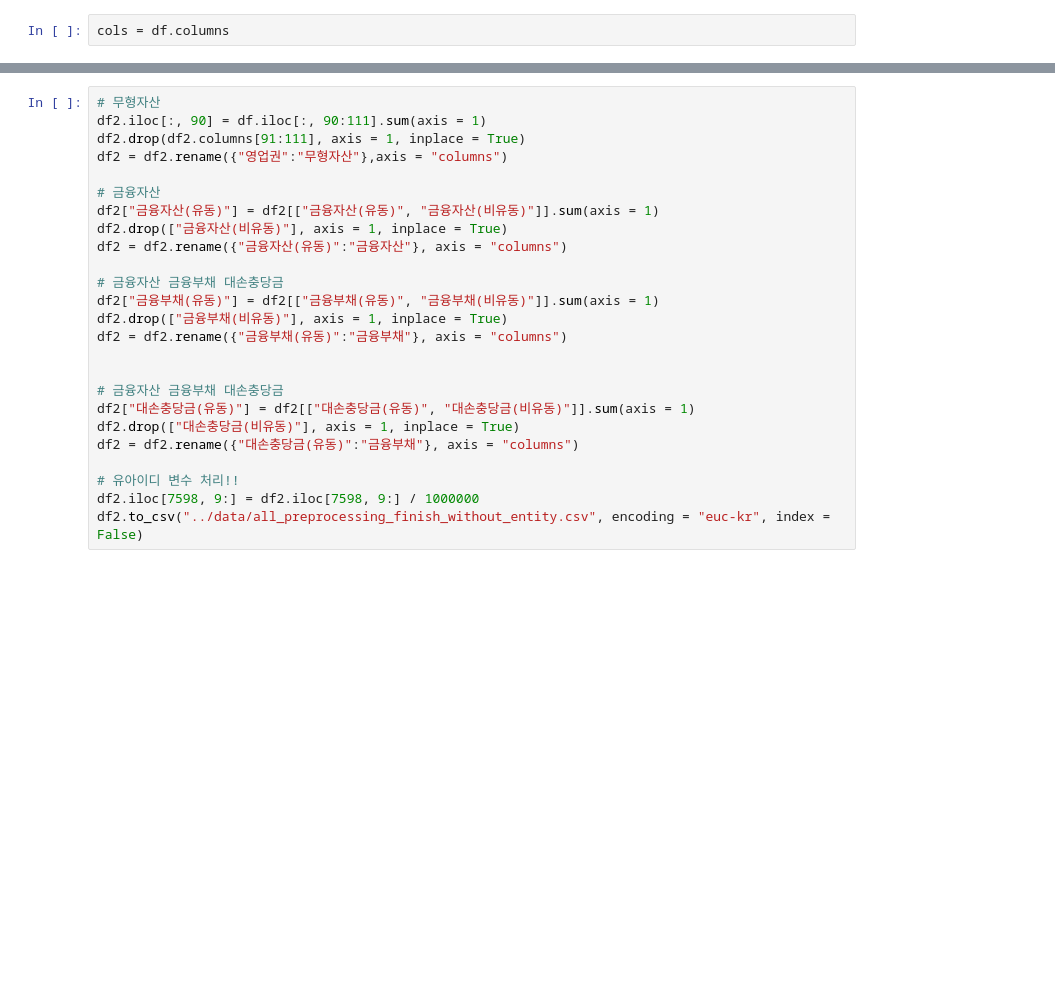
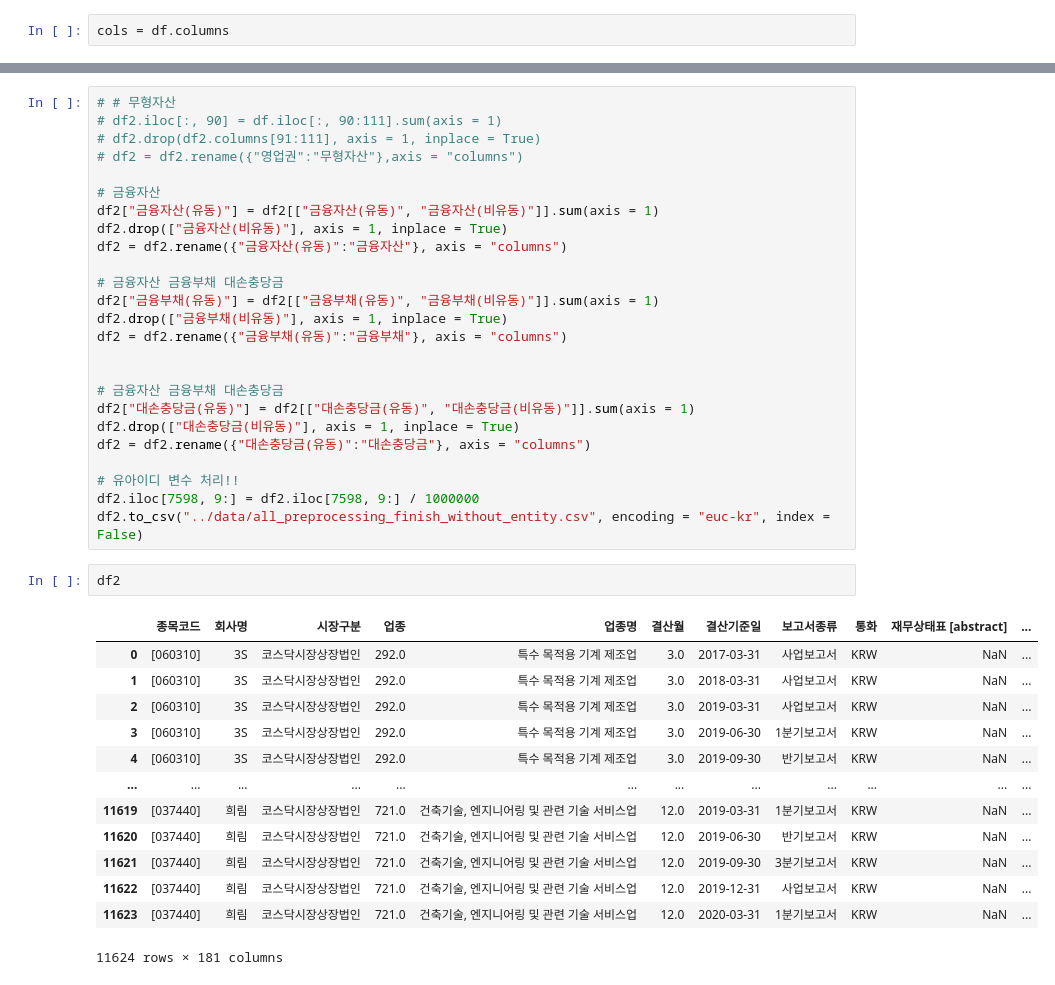
Before and after one commit to DominKim/Final_project, a Jupyter notebook: data_preprocessing/data_preporcessing.ipynb, the cells around one changed output, grey strips where cells are left out. Saved outputs shown, nothing was run; the diff lists cells and outputs as text; blank space fills up the shorter version.

```diff
--- a/data_preprocessing/data_preporcessing.ipynb
+++ b/data_preprocessing/data_preporcessing.ipynb
@@ -1010,10 +1040,10 @@ df2 = df
 영업권 index =  90
 기타무형자산 index = 110
 # %%
-# 무형자산
-df2.iloc[:, 90] = df.iloc[:, 90:111].sum(axis = 1)
-df2.drop(df2.columns[91:111], axis = 1, inplace = True)
-df2 = df2.rename({"영업권":"무형자산"},axis = "columns")
+# # 무형자산
+# df2.iloc[:, 90] = df.iloc[:, 90:111].sum(axis = 1)
+# df2.drop(df2.columns[91:111], axis = 1, inplace = True)
+# df2 = df2.rename({"영업권":"무형자산"},axis = "columns")
 
 # 금융자산
 df2["금융자산(유동)"] = df2[["금융자산(유동)", "금융자산(비유동)"]].sum(axis = 1)
@@ -1029,8 +1059,24 @@ df2 = df2.rename({"금융부채(유동)":"금융부채"}, axis = "columns")
 # 금융자산 금융부채 대손충당금
 df2["대손충당금(유동)"] = df2[["대손충당금(유동)", "대손충당금(비유동)"]].sum(axis = 1)
 df2.drop(["대손충당금(비유동)"], axis = 1, inplace = True)
-df2 = df2.rename({"대손충당금(유동)":"금융부채"}, axis = "columns")
+df2 = df2.rename({"대손충당금(유동)":"대손충당금"}, axis = "columns")
 
 # 유아이디 변수 처리!!
 df2.iloc[7598, 9:] = df2.iloc[7598, 9:] / 1000000
 df2.to_csv("../data/all_preprocessing_finish_without_entity.csv", encoding = "euc-kr", index = False)
+# %%
+df2
+# %% [output]
+|  | 종목코드 | 회사명 | 시장구분 | 업종 | 업종명 | 결산월 | 결산기준일 | 보고서종류 | 통화 | 재무상태표 [abstract] | ... |
+| 0 | [060310] | 3S | 코스닥시장상장법인 | 292.0 | 특수 목적용 기계 제조업 | 3.0 | 2017-03-31 | 사업보고서 | KRW | NaN | ... |
+| 1 | [060310] | 3S | 코스닥시장상장법인 | 292.0 | 특수 목적용 기계 제조업 | 3.0 | 2018-03-31 | 사업보고서 | KRW | NaN | ... |
+| 2 | [060310] | 3S | 코스닥시장상장법인 | 292.0 | 특수 목적용 기계 제조업 | 3.0 | 2019-03-31 | 사업보고서 | KRW | NaN | ... |
+| 3 | [060310] | 3S | 코스닥시장상장법인 | 292.0 | 특수 목적용 기계 제조업 | 3.0 | 2019-06-30 | 1분기보고서 | KRW | NaN | ... |
+| 4 | [060310] | 3S | 코스닥시장상장법인 | 292.0 | 특수 목적용 기계 제조업 | 3.0 | 2019-09-30 | 반기보고서 | KRW | NaN | ... |
+| ... | ... | ... | ... | ... | ... | ... | ... | ... | ... | ... | ... |
+| 11619 | [037440] | 희림 | 코스닥시장상장법인 | 721.0 | 건축기술, 엔지니어링 및 관련 기술 서비스업 | 12.0 | 2019-03-31 | 1분기보고서 | KRW | NaN | ... |
+| 11620 | [037440] | 희림 | 코스닥시장상장법인 | 721.0 | 건축기술, 엔지니어링 및 관련 기술 서비스업 | 12.0 | 2019-06-30 | 반기보고서 | KRW | NaN | ... |
+| 11621 | [037440] | 희림 | 코스닥시장상장법인 | 721.0 | 건축기술, 엔지니어링 및 관련 기술 서비스업 | 12.0 | 2019-09-30 | 3분기보고서 | KRW | NaN | ... |
+| 11622 | [037440] | 희림 | 코스닥시장상장법인 | 721.0 | 건축기술, 엔지니어링 및 관련 기술 서비스업 | 12.0 | 2019-12-31 | 사업보고서 | KRW | NaN | ... |
+| 11623 | [037440] | 희림 | 코스닥시장상장법인 | 721.0 | 건축기술, 엔지니어링 및 관련 기술 서비스업 | 12.0 | 2020-03-31 | 1분기보고서 | KRW | NaN | ... |
+11624 rows × 181 columns
```
Also changed, not shown: parts of 3 cells of this notebook, 2 other files.
